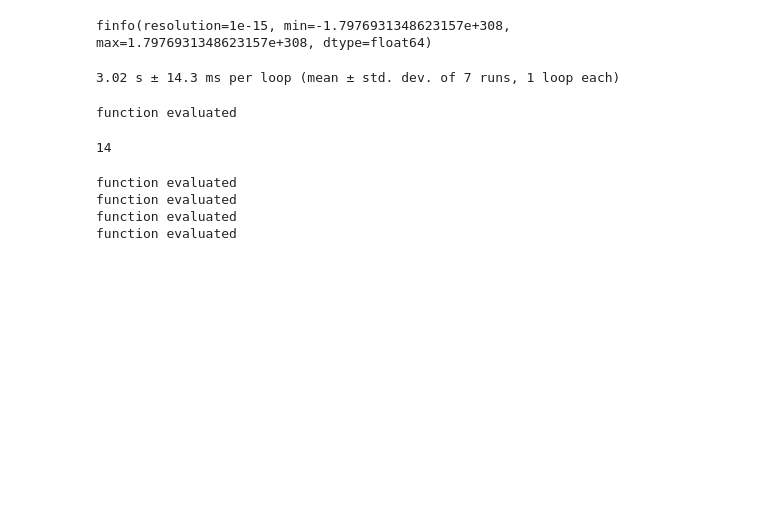
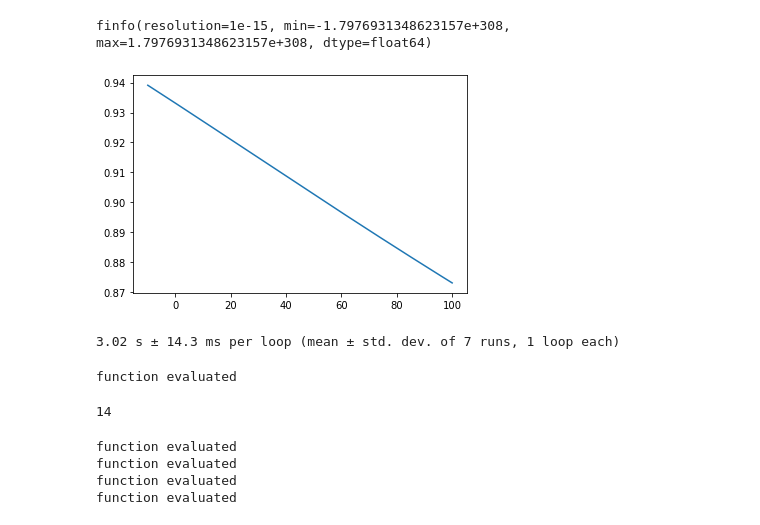
Before and after one commit to dmadea/Jupyter-Tutorials, a Jupyter notebook: MCMC/theano.ipynb, the cells around one changed output. Saved outputs shown, nothing was run; the diff lists cells and outputs as text; code cells hidden in the pictures; blank space fills up the shorter version.

```diff
--- a/MCMC/theano.ipynb
+++ b/MCMC/theano.ipynb
@@ -9,6 +9,18 @@ import numpy as np
 np.finfo(np.float64)
 # %% [output]
 finfo(resolution=1e-15, min=-1.7976931348623157e+308, max=1.7976931348623157e+308, dtype=float64)
+# %%
+dG = 5.98209 * 1e3
+R = 8.314
+
+T = np.linspace(-10, 100, 300) + 273
+
+K = np.exp(-dG/(R * T))
+
+plt.plot(T - 273, 1 - K/(1+K))
+plt.show()
+# %% [output]
+[figure, added]
 # %%
 A, B = np.random.random((10000, 1000)), np.random.random((1000, 10000))
 %timeit A.dot(B)
```
Also changed, not shown: parts of 1 cell of this notebook, 2 other files.
